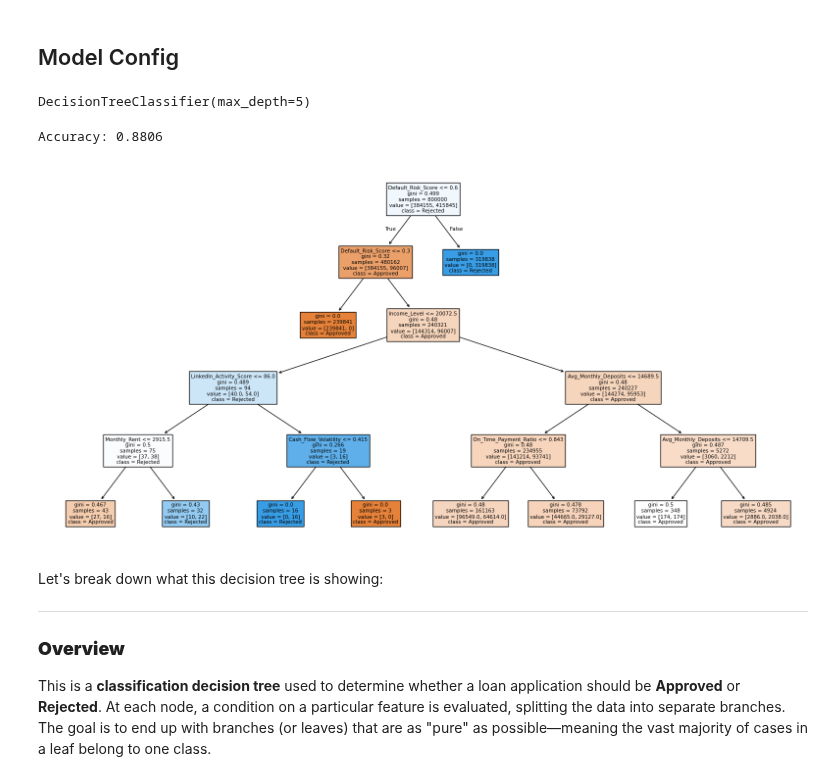
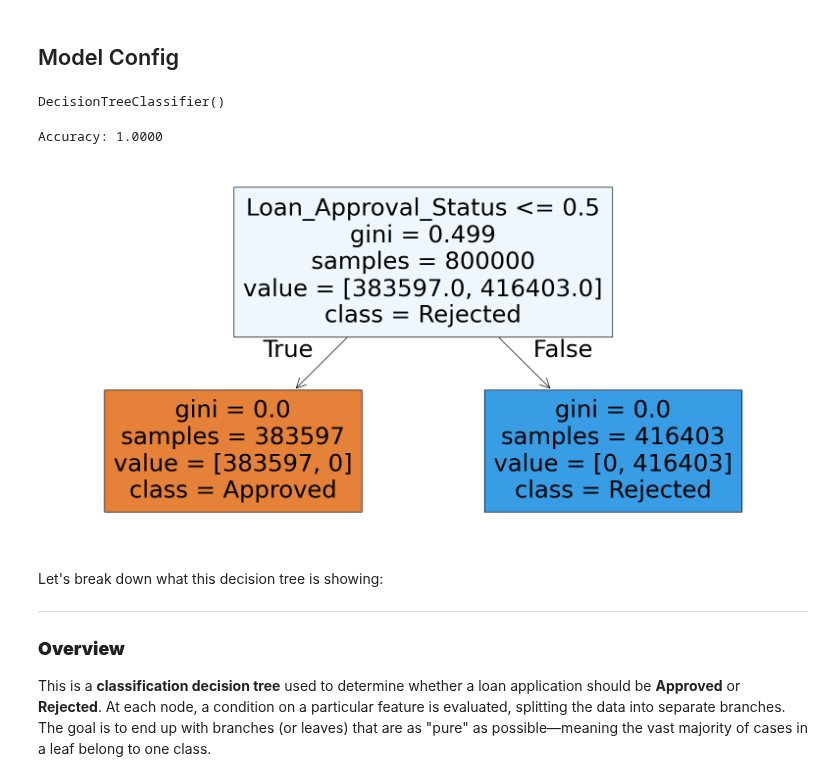
Before and after one commit to llouis01/Code-Gym, a Jupyter notebook: finance/feature_engineering.ipynb, the cells around one changed output. Drawn from its saved outputs; the diff is of its cells as text; code cells hidden in the pictures.

```diff
--- a/finance/feature_engineering.ipynb
+++ b/finance/feature_engineering.ipynb
@@ -11,5 +36,5 @@ from sklearn.metrics import accuracy_score, classification_report
 # %%
 # data import
-df = pd.read_csv("C:\\Users\\RoiMinuit\\Desktop\\data\\finance\\synthetic_credit_risk_data_historical.csv")
-print(df.iloc[:5, :5])
+df = pd.read_csv("~\\Desktop\\data\\finance\\synthetic_credit_risk_data_historical.csv")
+print(df.iloc[:5, 6:])
 # %% [output]
@@ -22,4 +60,0 @@ print(df.iloc[:5, :5])
-# %%
-# encode categorical columns
-df['Employment_Type'] = LE().fit_transform(df['Employment_Type'])
-df['Loan_Approval_Status'] = LE().fit_transform(df['Loan_Approval_Status'])
@@ -32,25 +61,28 @@ x_val, x_test, y_val, y_test = train_test_split(x_test, y_test, test_size=0.5)
+# %%
+# features for training
+x_train, x_test, x_val, y_train, y_test, y_val = make_XY(df)
 # %% [markdown]
 ## Model Config ##
 # %%
 # train model
-model = DTC(max_depth=5)
+model = DTC()
 model.fit(x_train, y_train)
 # %% [output]
-DecisionTreeClassifier(max_depth=5)
+DecisionTreeClassifier()
 # %%
 # predict
 y_preds = model.predict(x_test)
 # %%
 # accuracy
 accuracy = accuracy_score(y_test, y_preds)
 print(f"Accuracy: {accuracy:.4f}")
 
 plt.figure(figsize=(20, 10))
-PT(model, filled=True, feature_names=X.columns, class_names=['Approved', 'Rejected'])
+PT(model, filled=True, feature_names=x_train.columns, class_names=['Approved', 'Rejected'])
 plt.show()
 # %% [output]
-Accuracy: 0.8806
+Accuracy: 1.0000
-[figure, old version]
+[figure, new version]
 # %% [markdown]
 Let's break down what this decision tree is showing:
 
```
Also changed, not shown: parts of 4 cells of this notebook.
